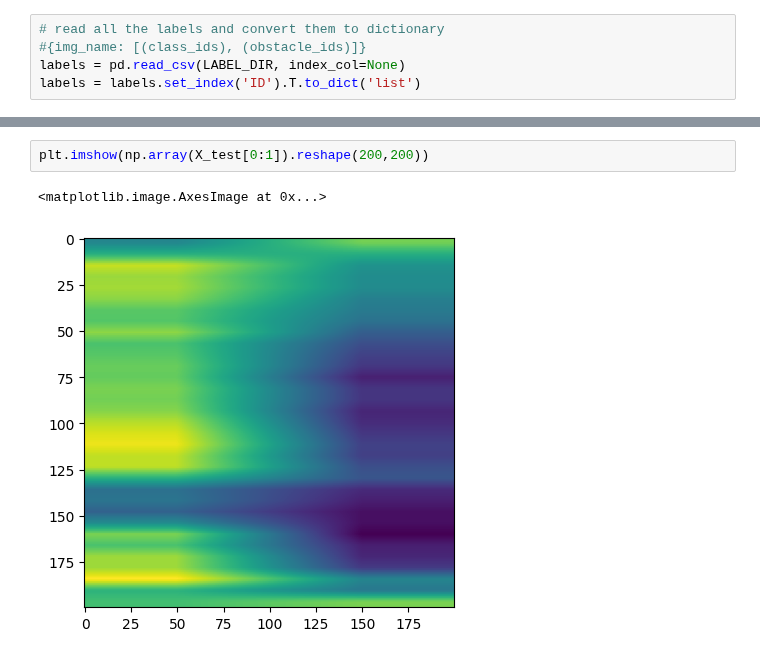
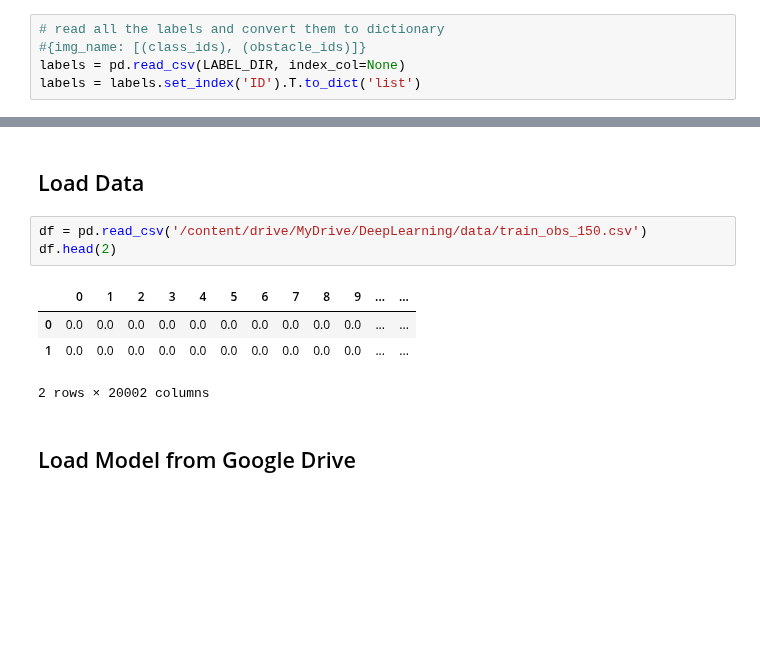
Before and after one commit to DataScienceAndEngineering/deep-learning-final-project-project-sidewalk, a Jupyter notebook: notebooks /Rabiul/Baseline_Obs.ipynb, the cells around one changed output, grey strips where cells are left out. Cells and saved outputs as stored; diff of their text form; blank space fills up the shorter version.

```diff
--- a/notebooks /Rabiul/Baseline_Obs.ipynb
+++ b/notebooks /Rabiul/Baseline_Obs.ipynb
@@ -341,5 +65,12 @@ plt.imshow(a[1, :].reshape(200,200))
-# %%
-plt.imshow(np.array(X_test[0:1]).reshape(200,200))
-# %% [output]
-<matplotlib.image.AxesImage at 0x...>
-[figure, removed]
+# %% [markdown]
+## Load Data
+# %%
+df = pd.read_csv('/content/drive/MyDrive/DeepLearning/data/train_obs_150.csv')
+df.head(2)
+# %% [output]
+|  | 0 | 1 | 2 | 3 | 4 | 5 | 6 | 7 | 8 | 9 | ... | ... |
+| 0 | 0.0 | 0.0 | 0.0 | 0.0 | 0.0 | 0.0 | 0.0 | 0.0 | 0.0 | 0.0 | ... | ... |
+| 1 | 0.0 | 0.0 | 0.0 | 0.0 | 0.0 | 0.0 | 0.0 | 0.0 | 0.0 | 0.0 | ... | ... |
+2 rows × 20002 columns
+# %% [markdown]
+## Load Model from Google Drive
```
Also changed, not shown: parts of 110 cells of this notebook.
